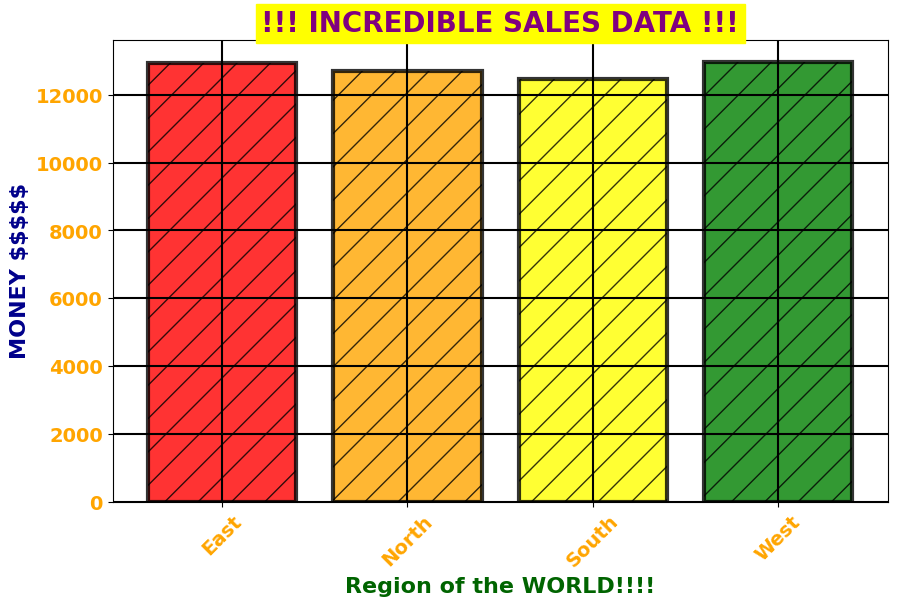
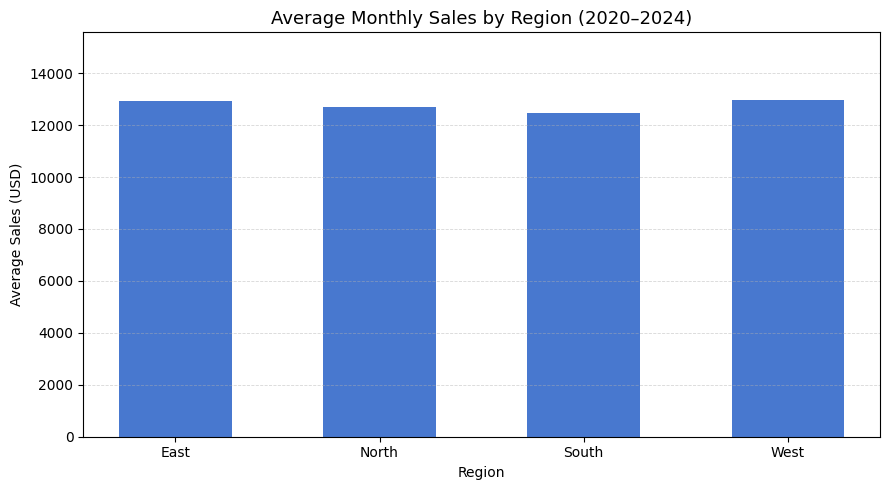
Unified diff of the notebook cell whose output changed from the first chart to the second:
--- before
+++ after
@@ -2,13 +2,12 @@
 avg_sales = coffee_df.groupby("Region")["Sales"].mean().reset_index()
 
-colors = ["red","orange","yellow","green","blue","purple"]
+plt.figure(figsize=(9, 5))
+plt.bar(avg_sales["Region"], avg_sales["Sales"], color="#4878CF", width=0.55, edgecolor="none")
+plt.ylim(0, avg_sales["Sales"].max() * 1.2)
+plt.title("Average Monthly Sales by Region (2020–2024)", fontsize=13)
+plt.xlabel("Region")
+plt.ylabel("Average Sales (USD)")
+plt.grid(axis="y", linestyle="--", linewidth=0.6, alpha=0.5)
 
-plt.bar(avg_sales["Region"], avg_sales["Sales"], 
-        color=colors, edgecolor="black", linewidth=3, hatch="/", alpha=0.8)
-plt.title("!!! INCREDIBLE SALES DATA !!!", fontsize=20, fontweight="bold", color="purple", backgroundcolor="yellow")
-plt.grid(True, which='both', color='black', linestyle='-', linewidth=1.5)
-plt.xlabel("Region of the WORLD!!!!", fontsize=16, fontweight="bold", color="darkgreen")
-plt.ylabel("MONEY $$$$$", fontsize=16, fontweight="bold", color="darkblue")
-plt.xticks(rotation=45, fontsize=14, fontweight="bold", color="orange")
-plt.yticks(fontsize=14, fontweight="bold", color="orange")
+plt.tight_layout()
 plt.show()

Commit: Add fixed charts, notes, and my own visualization